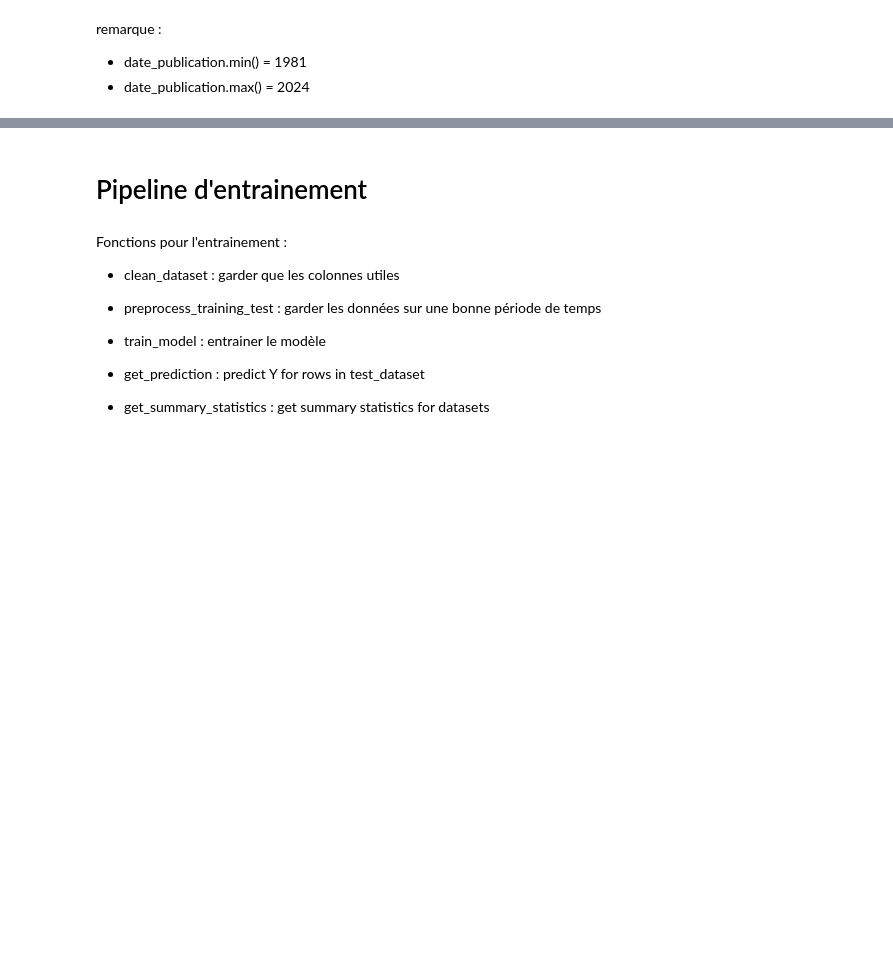
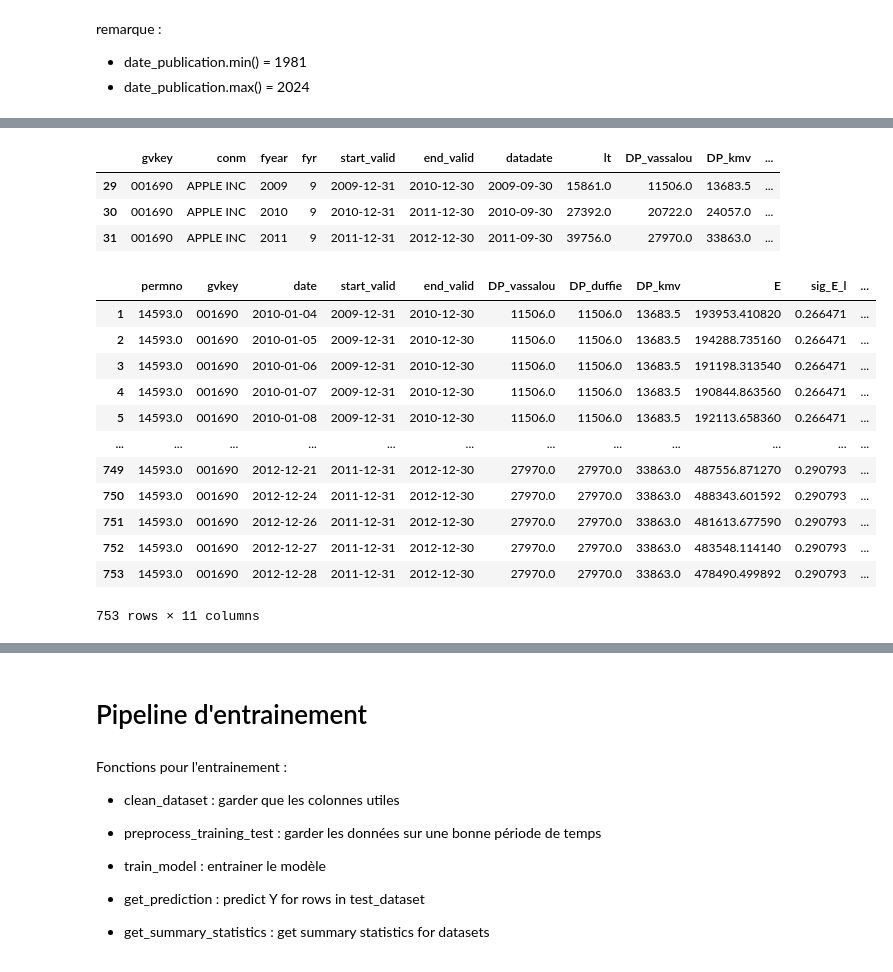
Before and after one commit to Tom-Dvk/scoring_project, a Jupyter notebook: R&D_hugo/research.ipynb, the cells around one changed output, grey strips where cells are left out. Cells and saved outputs as stored; diff of their text form; code cells hidden in the pictures; blank space fills up the shorter version.

```diff
--- a/R&D_hugo/research.ipynb
+++ b/R&D_hugo/research.ipynb
@@ -285,0 +321,2 @@ remarque :
+# %%
+gvkey_apple = ["001690"]
@@ -285,0 +337,12 @@ remarque :
+# %%
+merged_crsp_compustat_apple = (
+    crsp_daily[['permno', 'date', 'prc', 'shrout', 'ret']]
+    .merge(
+        subset_mapping_apple,
+        how='left',
+        on='permno'
+    )
+    .query('date >= linkdt and date <= linkenddt')  # Equivalent to between(date, linkdt, linkenddt)
+    .dropna(subset=['gvkey'])  # Equivalent to filter(!is.na(gvkey))
+)
+merged_crsp_compustat_apple
@@ -285,0 +393,59 @@ remarque :
+# %%
+compustat_apple_2 = (
+    compustat_apple
+    .assign(
+        check_end=lambda df: df['start_valid'].shift(-1),  # Equivalent to `lead(start_valid)`
+        end_valid=lambda df: np.where(
+            (df['check_end'] - pd.DateOffset(days=1) != df['end_valid']) & df['check_end'].notna(),
+            df['check_end'] - pd.DateOffset(days=1),
+            df['end_valid']
+        )
+    )
+    .drop(columns=['check_end'])  # Equivalent to `select(-check_end)`
+)
+compustat_apple_2
+# %% [output]
+|  | gvkey | conm | fyear | fyr | start_valid | end_valid | datadate | lt | DP_vassalou | DP_kmv | ... |
+| 29 | 001690 | APPLE INC | 2009 | 9 | 2009-12-31 | 2010-12-30 | 2009-09-30 | 15861.0 | 11506.0 | 13683.5 | ... |
+| 30 | 001690 | APPLE INC | 2010 | 9 | 2010-12-31 | 2011-12-30 | 2010-09-30 | 27392.0 | 20722.0 | 24057.0 | ... |
+| 31 | 001690 | APPLE INC | 2011 | 9 | 2011-12-31 | 2012-12-30 | 2011-09-30 | 39756.0 | 27970.0 | 33863.0 | ... |
+# %%
+apple_data_dtd = (
+    merged_crsp_compustat_apple
+    .merge(
+        compustat_apple.drop(columns=['fyear', 'fyr']),
+        how='left',
+        on='gvkey'
+    )
+    .query('date >= start_valid and date <= end_valid')  # Equivalent of `between(date, start_valid, end_valid)`
+    .assign(
+        E=lambda df: df['shrout'] * df['prc'] / 1000,
+        year=lambda df: df['date'].dt.year  # Extract year from date
+    )
+    .groupby(['gvkey', 'year'])
+    .apply(lambda group: group.assign(
+        log_ret=np.log(group['prc'] / group['prc'].shift(1)),
+        n=group['prc'].count(),
+        sig_E_l=np.std(np.log(group['prc'] / group['prc'].shift(1)), ddof=0) * np.sqrt(252),  # log return volatility
+        sig_E=np.std(group['ret'], ddof=0) * np.sqrt(252)  # return volatility
+    ))
+    .reset_index(drop=True)
+    .query('n >= 60')  # At least 60 days of data
+    .filter(items=['permno', 'gvkey', 'date', 'start_valid', 'end_valid', 'D', 'DP_vassalou', 'DP_duffie', 'DP_kmv', 'E', 'sig_E_l', 'sig_E'])
+    .dropna(subset=['start_valid'])  # Filter out rows where `start_valid` is missing
+)
+apple_data_dtd
+# %% [output]
+|  | permno | gvkey | date | start_valid | end_valid | DP_vassalou | DP_duffie | DP_kmv | E | sig_E_l | ... |
+| 1 | 14593.0 | 001690 | 2010-01-04 | 2009-12-31 | 2010-12-30 | 11506.0 | 11506.0 | 13683.5 | 193953.410820 | 0.266471 | ... |
+| 2 | 14593.0 | 001690 | 2010-01-05 | 2009-12-31 | 2010-12-30 | 11506.0 | 11506.0 | 13683.5 | 194288.735160 | 0.266471 | ... |
+| 3 | 14593.0 | 001690 | 2010-01-06 | 2009-12-31 | 2010-12-30 | 11506.0 | 11506.0 | 13683.5 | 191198.313540 | 0.266471 | ... |
+| 4 | 14593.0 | 001690 | 2010-01-07 | 2009-12-31 | 2010-12-30 | 11506.0 | 11506.0 | 13683.5 | 190844.863560 | 0.266471 | ... |
+| 5 | 14593.0 | 001690 | 2010-01-08 | 2009-12-31 | 2010-12-30 | 11506.0 | 11506.0 | 13683.5 | 192113.658360 | 0.266471 | ... |
+| ... | ... | ... | ... | ... | ... | ... | ... | ... | ... | ... | ... |
+| 749 | 14593.0 | 001690 | 2012-12-21 | 2011-12-31 | 2012-12-30 | 27970.0 | 27970.0 | 33863.0 | 487556.871270 | 0.290793 | ... |
+| 750 | 14593.0 | 001690 | 2012-12-24 | 2011-12-31 | 2012-12-30 | 27970.0 | 27970.0 | 33863.0 | 488343.601592 | 0.290793 | ... |
+| 751 | 14593.0 | 001690 | 2012-12-26 | 2011-12-31 | 2012-12-30 | 27970.0 | 27970.0 | 33863.0 | 481613.677590 | 0.290793 | ... |
+| 752 | 14593.0 | 001690 | 2012-12-27 | 2011-12-31 | 2012-12-30 | 27970.0 | 27970.0 | 33863.0 | 483548.114140 | 0.290793 | ... |
+| 753 | 14593.0 | 001690 | 2012-12-28 | 2011-12-31 | 2012-12-30 | 27970.0 | 27970.0 | 33863.0 | 478490.499892 | 0.290793 | ... |
+753 rows × 11 columns
```
Also changed, not shown: parts of 19 cells of this notebook.
